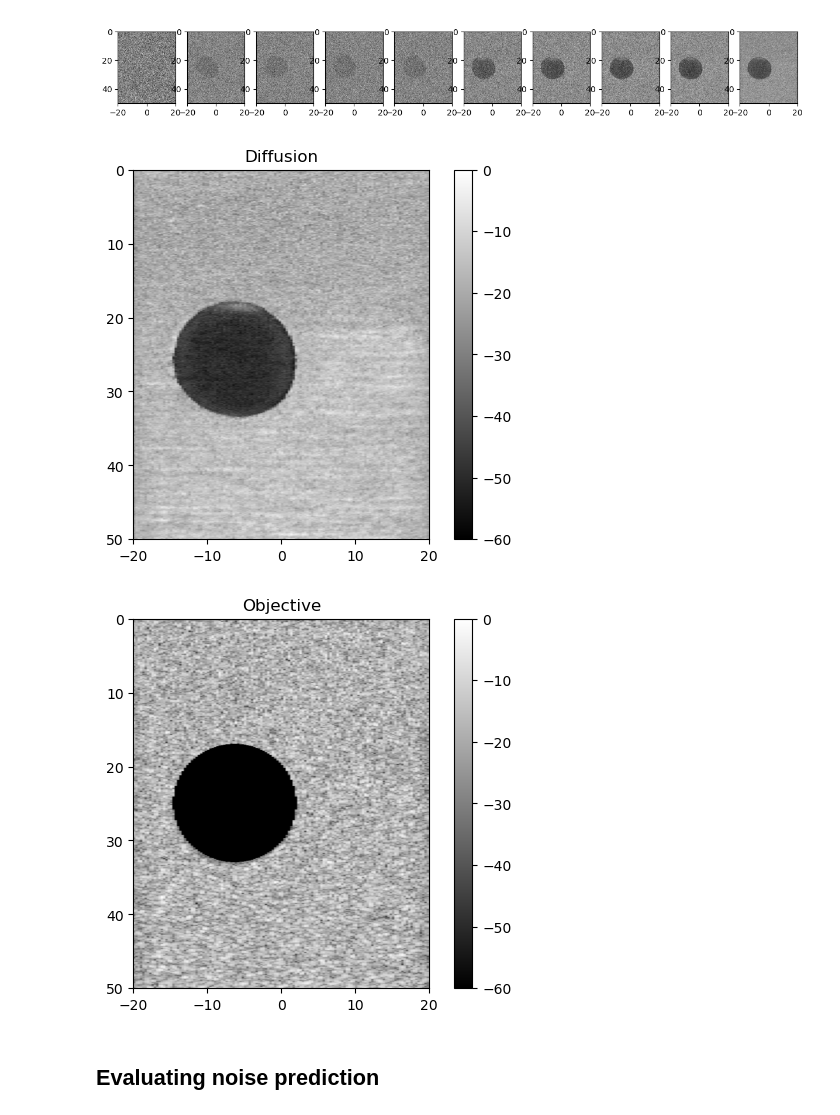
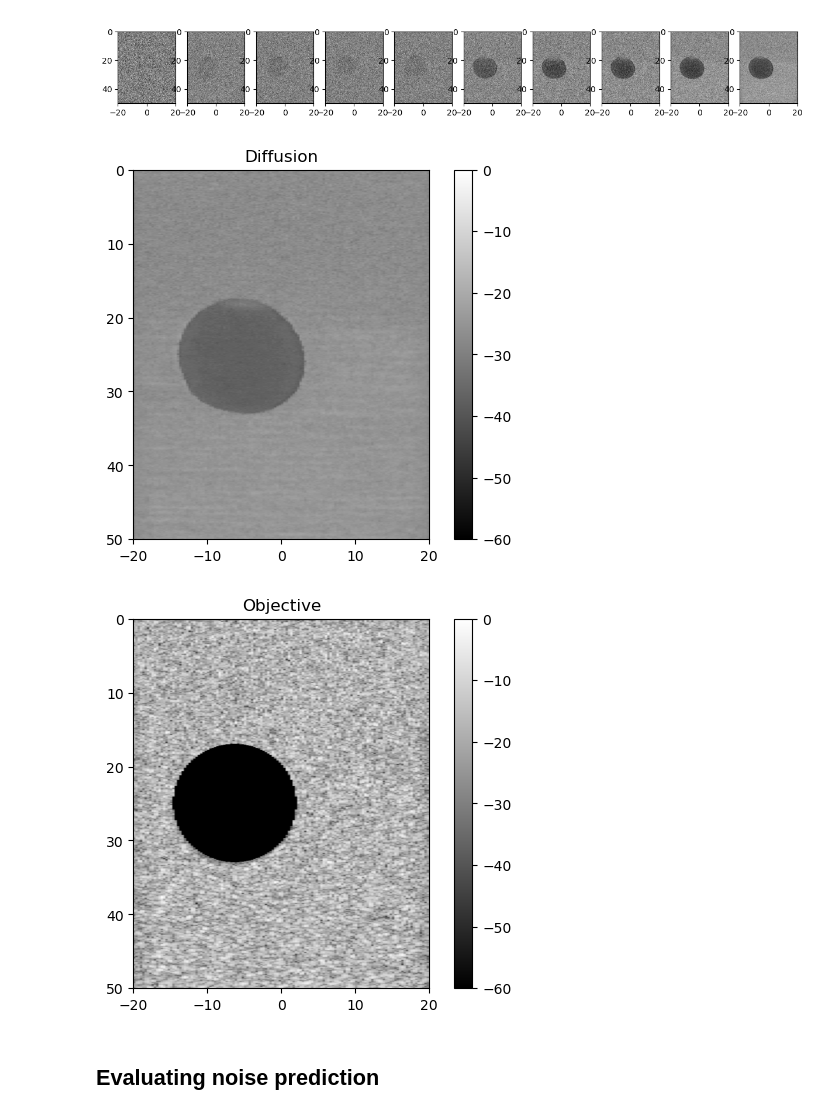
Before and after one commit to SebastianMerino/DiffusionBeamformer, a Jupyter notebook: sampling_vFinal.ipynb, the cells around one changed output. Saved outputs shown, nothing was run; the diff lists cells and outputs as text; code cells hidden in the pictures.

```diff
--- a/sampling_vFinal.ipynb
+++ b/sampling_vFinal.ipynb
@@ -56,22 +56,22 @@ plt.show()
 Num params:  31232993
 [figure]
 # %%
-y_gen_clamp, intermediate_clamp = sample_image_cond(x_sample, model, beta, num_intermediate=10)
-show_reverse_process(intermediate_clamp)
+y_gen, intermediate = sample_image_cond(x_sample, model, beta, num_intermediate=10)
+show_reverse_process(intermediate)
 # %% [output]
 [figure]
 # %%
-show_tensor_image(y_gen_clamp)
+show_tensor_image(y_gen)
 plt.colorbar()
 plt.title('Diffusion')
 plt.show()
 
 show_tensor_image(y_sample.cpu())
 plt.colorbar()
 plt.title('Objective')
 plt.show()
 # %% [output]
-[figure, old version]
+[figure, new version]
 [figure]
 # %% [markdown]
 ## Evaluating noise prediction
```
Also changed, not shown: parts of 1 cell of this notebook, 1 other file.
